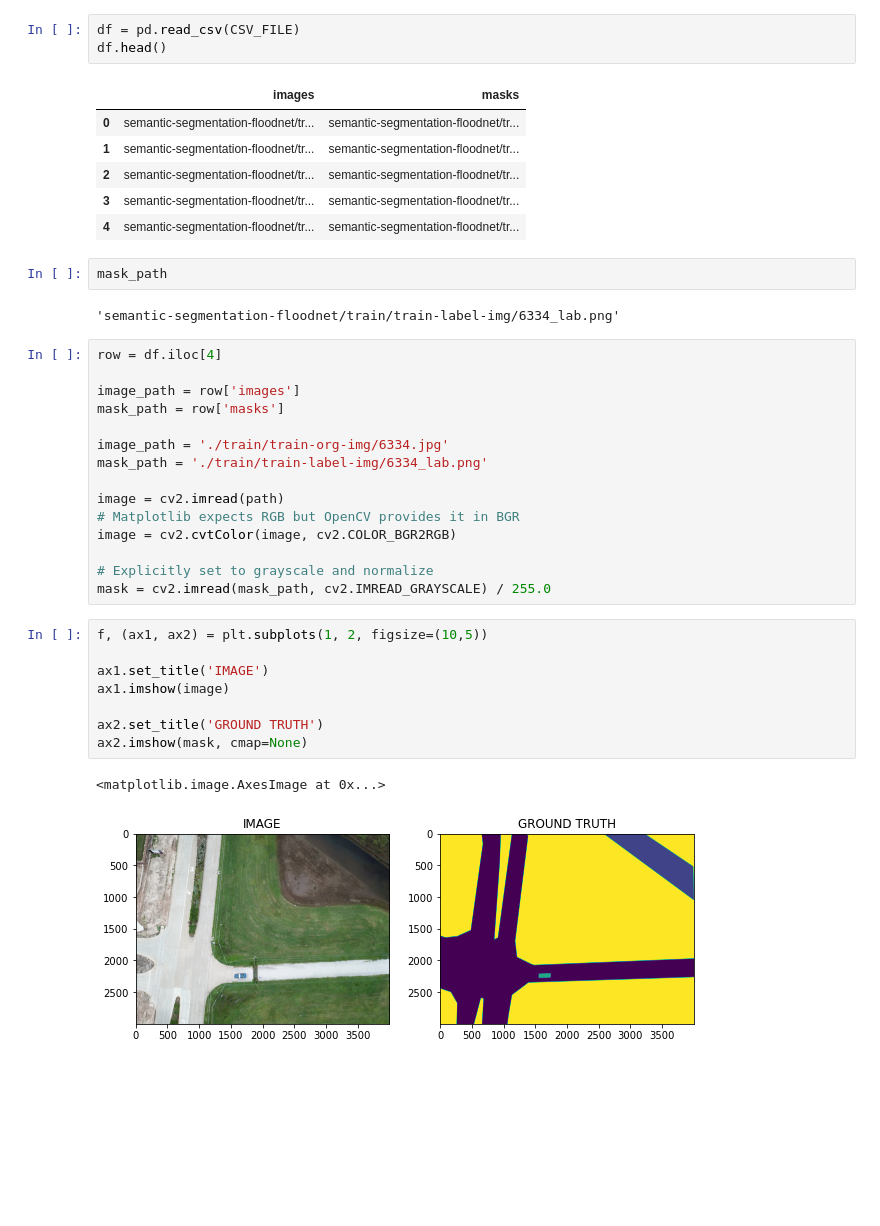
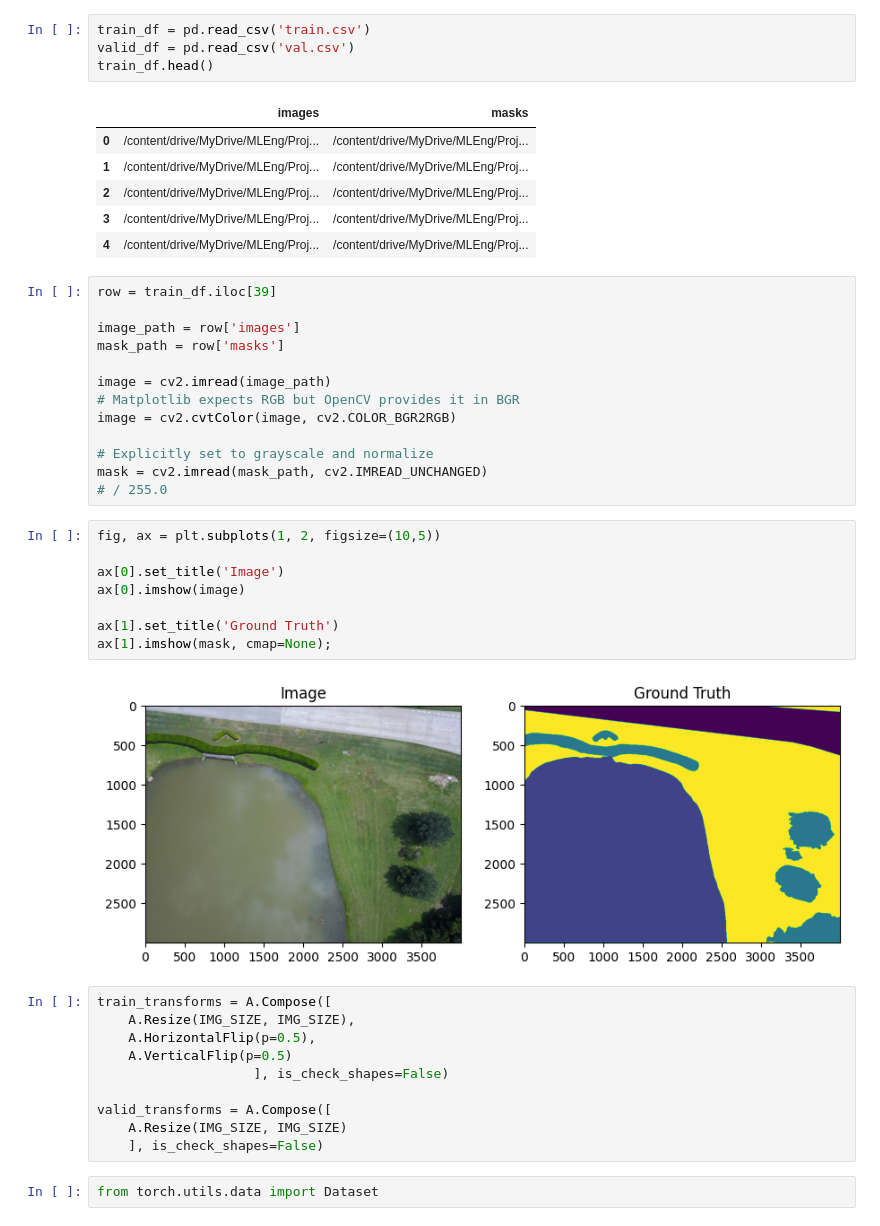
Before and after one commit to d-lazenby/semantic-segmentation-floodnet, a Jupyter notebook: FloodNet.ipynb, the cells around one changed output. Drawn from its saved outputs; the diff is of its cells as text; blank space fills up the shorter version.

Commit message:
Notebook: added training functions and loop Added CSVs of image and mask paths for train, val, test Tidied folder to remove redundant test files

```diff
--- a/FloodNet.ipynb
+++ b/FloodNet.ipynb
@@ -10,40 +80,46 @@ import matplotlib.pyplot as plt
 # %%
-df = pd.read_csv(CSV_FILE)
-df.head()
+train_df = pd.read_csv('train.csv')
+valid_df = pd.read_csv('val.csv')
+train_df.head()
 # %% [output]
 |  | images | masks |
-| 0 | semantic-segmentation-floodnet/tr... | semantic-segmentation-floodnet/tr... |
-| 1 | semantic-segmentation-floodnet/tr... | semantic-segmentation-floodnet/tr... |
-| 2 | semantic-segmentation-floodnet/tr... | semantic-segmentation-floodnet/tr... |
-| 3 | semantic-segmentation-floodnet/tr... | semantic-segmentation-floodnet/tr... |
-| 4 | semantic-segmentation-floodnet/tr... | semantic-segmentation-floodnet/tr... |
+| 0 | /content/drive/MyDrive/MLEng/Proj... | /content/drive/MyDrive/MLEng/Proj... |
+| 1 | /content/drive/MyDrive/MLEng/Proj... | /content/drive/MyDrive/MLEng/Proj... |
+| 2 | /content/drive/MyDrive/MLEng/Proj... | /content/drive/MyDrive/MLEng/Proj... |
+| 3 | /content/drive/MyDrive/MLEng/Proj... | /content/drive/MyDrive/MLEng/Proj... |
+| 4 | /content/drive/MyDrive/MLEng/Proj... | /content/drive/MyDrive/MLEng/Proj... |
-# %%
-mask_path
-# %% [output]
-'semantic-segmentation-floodnet/train/train-label-img/6334_lab.png'
 # %%
-row = df.iloc[4]
+row = train_df.iloc[39]
 
 image_path = row['images']
 mask_path = row['masks']
 
-image_path = './train/train-org-img/6334.jpg'
-mask_path = './train/train-label-img/6334_lab.png'
-
-image = cv2.imread(path)
+image = cv2.imread(image_path)
 # Matplotlib expects RGB but OpenCV provides it in BGR
 image = cv2.cvtColor(image, cv2.COLOR_BGR2RGB)
 
 # Explicitly set to grayscale and normalize
-mask = cv2.imread(mask_path, cv2.IMREAD_GRAYSCALE) / 255.0
+mask = cv2.imread(mask_path, cv2.IMREAD_UNCHANGED)
+# / 255.0
 # %%
-f, (ax1, ax2) = plt.subplots(1, 2, figsize=(10,5))
+fig, ax = plt.subplots(1, 2, figsize=(10,5))
 
-ax1.set_title('IMAGE')
-ax1.imshow(image)
+ax[0].set_title('Image')
+ax[0].imshow(image)
 
-ax2.set_title('GROUND TRUTH')
-ax2.imshow(mask, cmap=None)
+ax[1].set_title('Ground Truth')
+ax[1].imshow(mask, cmap=None);
 # %% [output]
-<matplotlib.image.AxesImage at 0x...>
-[figure, old version]
+[figure, new version]
+# %%
+train_transforms = A.Compose([
+    A.Resize(IMG_SIZE, IMG_SIZE),
+    A.HorizontalFlip(p=0.5),
+    A.VerticalFlip(p=0.5)
+                    ], is_check_shapes=False)
+
+valid_transforms = A.Compose([
+    A.Resize(IMG_SIZE, IMG_SIZE)
+    ], is_check_shapes=False)
+# %%
+from torch.utils.data import Dataset
```
Also changed, not shown: parts of 23 cells of this notebook, 15 other files.
